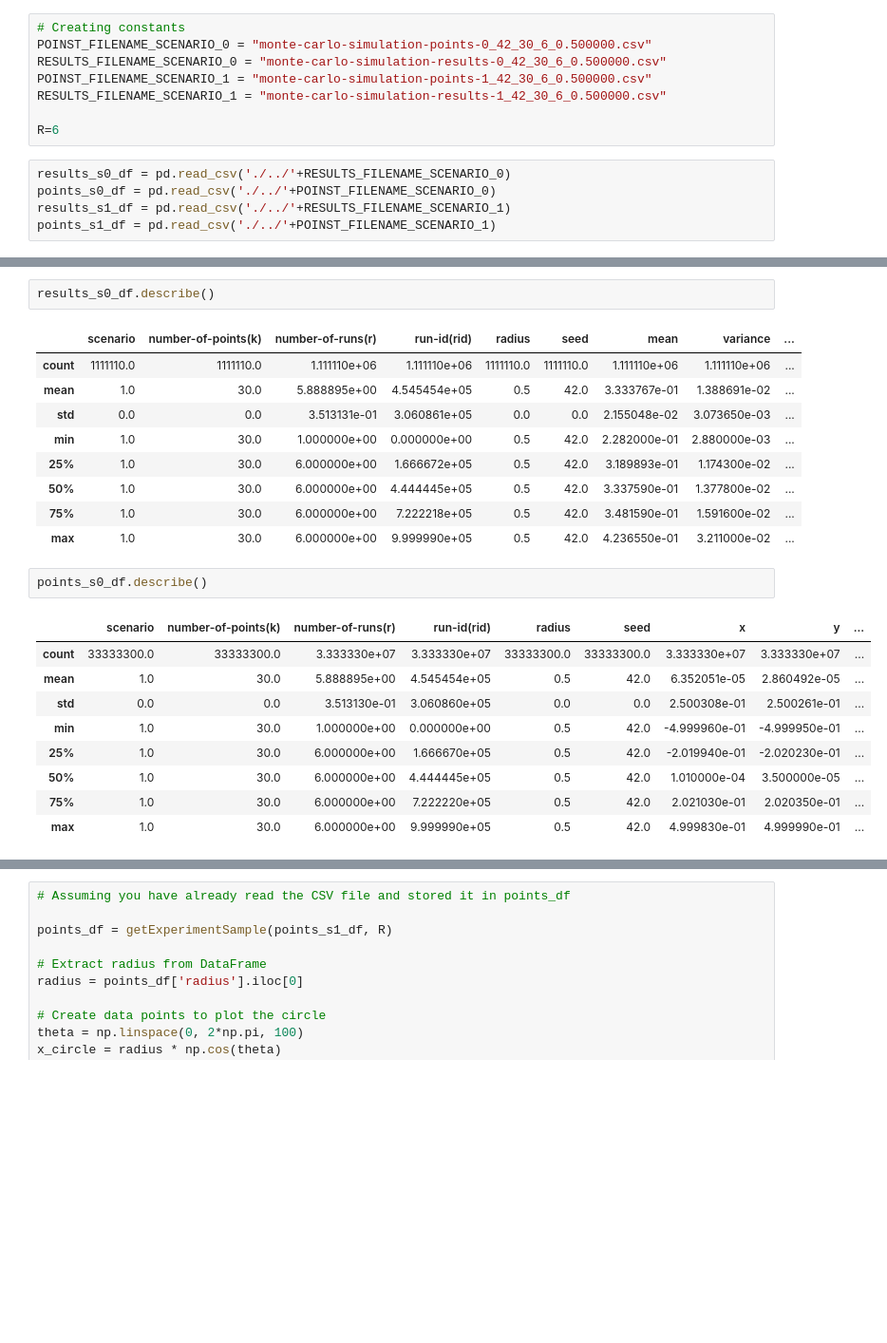
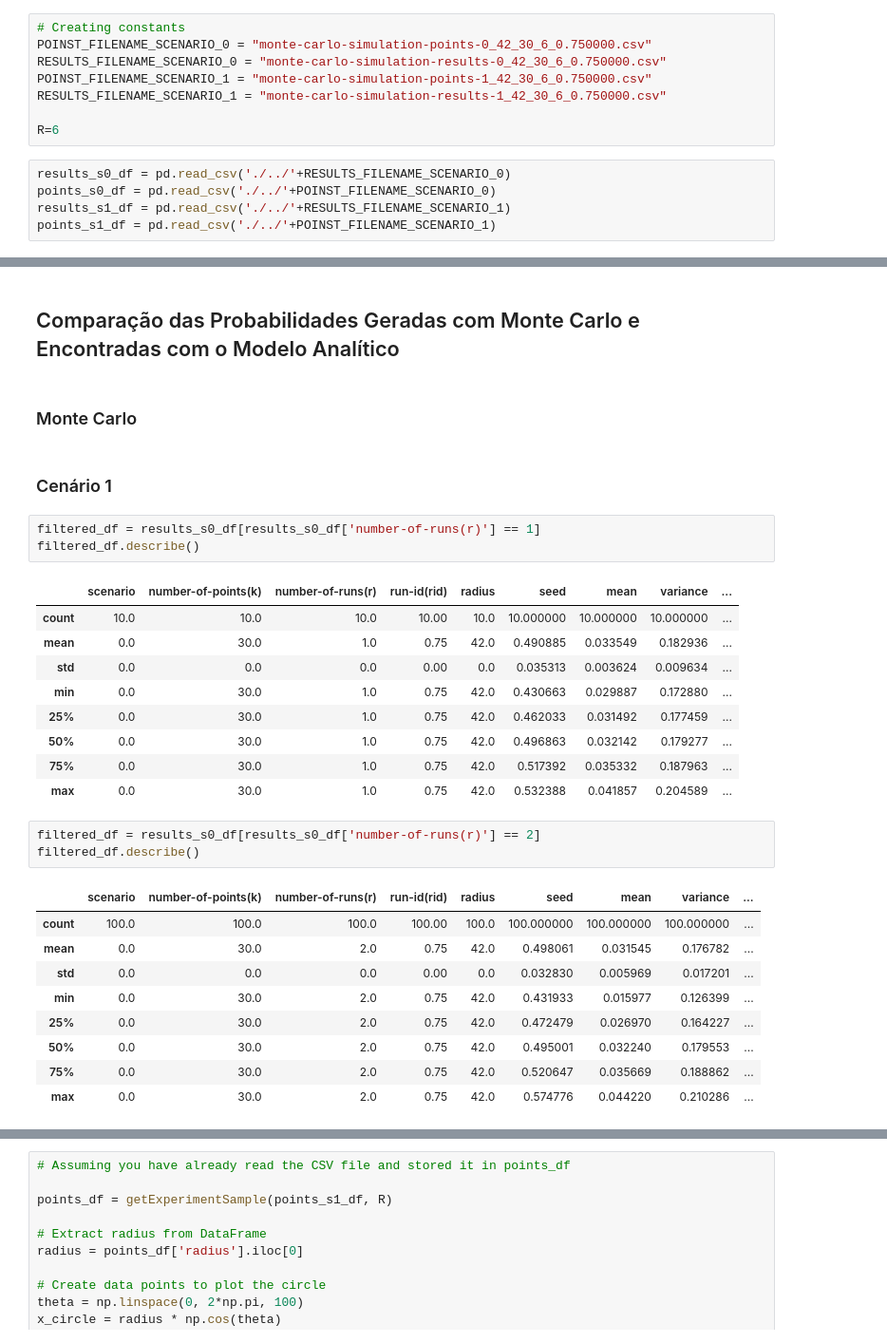
Before and after one commit to namelew/MonteCarloPointDistribution, a Jupyter notebook: notebooks/CirclesPlot.ipynb, the cells around one changed output, grey strips where cells are left out. Shown at 95% size. Cells and saved outputs as stored; diff of their text form; blank space fills up the shorter version.

```diff
--- a/notebooks/CirclesPlot.ipynb
+++ b/notebooks/CirclesPlot.ipynb
@@ -26,10 +46,10 @@ import numpy as np
 import matplotlib.pyplot as plt
 # %%
 # Creating constants
-POINST_FILENAME_SCENARIO_0 = "monte-carlo-simulation-points-0_42_30_6_0.500000.csv"
-RESULTS_FILENAME_SCENARIO_0 = "monte-carlo-simulation-results-0_42_30_6_0.500000.csv"
-POINST_FILENAME_SCENARIO_1 = "monte-carlo-simulation-points-1_42_30_6_0.500000.csv"
-RESULTS_FILENAME_SCENARIO_1 = "monte-carlo-simulation-results-1_42_30_6_0.500000.csv"
+POINST_FILENAME_SCENARIO_0 = "monte-carlo-simulation-points-0_42_30_6_0.750000.csv"
+RESULTS_FILENAME_SCENARIO_0 = "monte-carlo-simulation-results-0_42_30_6_0.750000.csv"
+POINST_FILENAME_SCENARIO_1 = "monte-carlo-simulation-points-1_42_30_6_0.750000.csv"
+RESULTS_FILENAME_SCENARIO_1 = "monte-carlo-simulation-results-1_42_30_6_0.750000.csv"
 
 R=6
 # %%
@@ -40,24 +71,32 @@ points_s1_df = pd.read_csv('./../'+POINST_FILENAME_SCENARIO_1)
+# %% [markdown]
+## Comparação das Probabilidades Geradas com Monte Carlo e Encontradas com o Modelo Analítico
+# %% [markdown]
+### Monte Carlo
+# %% [markdown]
+### Cenário 1
 # %%
-results_s0_df.describe()
+filtered_df = results_s0_df[results_s0_df['number-of-runs(r)'] == 1]
+filtered_df.describe()
 # %% [output]
 |  | scenario | number-of-points(k) | number-of-runs(r) | run-id(rid) | radius | seed | mean | variance | ... |
-| count | 1111110.0 | 1111110.0 | 1.111110e+06 | 1.111110e+06 | 1111110.0 | 1111110.0 | 1.111110e+06 | 1.111110e+06 | ... |
-| mean | 1.0 | 30.0 | 5.888895e+00 | 4.545454e+05 | 0.5 | 42.0 | 3.333767e-01 | 1.388691e-02 | ... |
-| std | 0.0 | 0.0 | 3.513131e-01 | 3.060861e+05 | 0.0 | 0.0 | 2.155048e-02 | 3.073650e-03 | ... |
-| min | 1.0 | 30.0 | 1.000000e+00 | 0.000000e+00 | 0.5 | 42.0 | 2.282000e-01 | 2.880000e-03 | ... |
-| 25% | 1.0 | 30.0 | 6.000000e+00 | 1.666672e+05 | 0.5 | 42.0 | 3.189893e-01 | 1.174300e-02 | ... |
-| 50% | 1.0 | 30.0 | 6.000000e+00 | 4.444445e+05 | 0.5 | 42.0 | 3.337590e-01 | 1.377800e-02 | ... |
-| 75% | 1.0 | 30.0 | 6.000000e+00 | 7.222218e+05 | 0.5 | 42.0 | 3.481590e-01 | 1.591600e-02 | ... |
-| max | 1.0 | 30.0 | 6.000000e+00 | 9.999990e+05 | 0.5 | 42.0 | 4.236550e-01 | 3.211000e-02 | ... |
+| count | 10.0 | 10.0 | 10.0 | 10.00 | 10.0 | 10.000000 | 10.000000 | 10.000000 | ... |
+| mean | 0.0 | 30.0 | 1.0 | 0.75 | 42.0 | 0.490885 | 0.033549 | 0.182936 | ... |
+| std | 0.0 | 0.0 | 0.0 | 0.00 | 0.0 | 0.035313 | 0.003624 | 0.009634 | ... |
+| min | 0.0 | 30.0 | 1.0 | 0.75 | 42.0 | 0.430663 | 0.029887 | 0.172880 | ... |
+| 25% | 0.0 | 30.0 | 1.0 | 0.75 | 42.0 | 0.462033 | 0.031492 | 0.177459 | ... |
+| 50% | 0.0 | 30.0 | 1.0 | 0.75 | 42.0 | 0.496863 | 0.032142 | 0.179277 | ... |
+| 75% | 0.0 | 30.0 | 1.0 | 0.75 | 42.0 | 0.517392 | 0.035332 | 0.187963 | ... |
+| max | 0.0 | 30.0 | 1.0 | 0.75 | 42.0 | 0.532388 | 0.041857 | 0.204589 | ... |
 # %%
-points_s0_df.describe()
+filtered_df = results_s0_df[results_s0_df['number-of-runs(r)'] == 2]
+filtered_df.describe()
 # %% [output]
-|  | scenario | number-of-points(k) | number-of-runs(r) | run-id(rid) | radius | seed | x | y | ... |
-| count | 33333300.0 | 33333300.0 | 3.333330e+07 | 3.333330e+07 | 33333300.0 | 33333300.0 | 3.333330e+07 | 3.333330e+07 | ... |
-| mean | 1.0 | 30.0 | 5.888895e+00 | 4.545454e+05 | 0.5 | 42.0 | 6.352051e-05 | 2.860492e-05 | ... |
-| std | 0.0 | 0.0 | 3.513130e-01 | 3.060860e+05 | 0.0 | 0.0 | 2.500308e-01 | 2.500261e-01 | ... |
-| min | 1.0 | 30.0 | 1.000000e+00 | 0.000000e+00 | 0.5 | 42.0 | -4.999960e-01 | -4.999950e-01 | ... |
-| 25% | 1.0 | 30.0 | 6.000000e+00 | 1.666670e+05 | 0.5 | 42.0 | -2.019940e-01 | -2.020230e-01 | ... |
-| 50% | 1.0 | 30.0 | 6.000000e+00 | 4.444445e+05 | 0.5 | 42.0 | 1.010000e-04 | 3.500000e-05 | ... |
-| 75% | 1.0 | 30.0 | 6.000000e+00 | 7.222220e+05 | 0.5 | 42.0 | 2.021030e-01 | 2.020350e-01 | ... |
-| max | 1.0 | 30.0 | 6.000000e+00 | 9.999990e+05 | 0.5 | 42.0 | 4.999830e-01 | 4.999990e-01 | ... |
+|  | scenario | number-of-points(k) | number-of-runs(r) | run-id(rid) | radius | seed | mean | variance | ... |
+| count | 100.0 | 100.0 | 100.0 | 100.00 | 100.0 | 100.000000 | 100.000000 | 100.000000 | ... |
+| mean | 0.0 | 30.0 | 2.0 | 0.75 | 42.0 | 0.498061 | 0.031545 | 0.176782 | ... |
+| std | 0.0 | 0.0 | 0.0 | 0.00 | 0.0 | 0.032830 | 0.005969 | 0.017201 | ... |
+| min | 0.0 | 30.0 | 2.0 | 0.75 | 42.0 | 0.431933 | 0.015977 | 0.126399 | ... |
+| 25% | 0.0 | 30.0 | 2.0 | 0.75 | 42.0 | 0.472479 | 0.026970 | 0.164227 | ... |
+| 50% | 0.0 | 30.0 | 2.0 | 0.75 | 42.0 | 0.495001 | 0.032240 | 0.179553 | ... |
+| 75% | 0.0 | 30.0 | 2.0 | 0.75 | 42.0 | 0.520647 | 0.035669 | 0.188862 | ... |
+| max | 0.0 | 30.0 | 2.0 | 0.75 | 42.0 | 0.574776 | 0.044220 | 0.210286 | ... |
```
Also changed, not shown: parts of 19 cells of this notebook, 1 other file.
